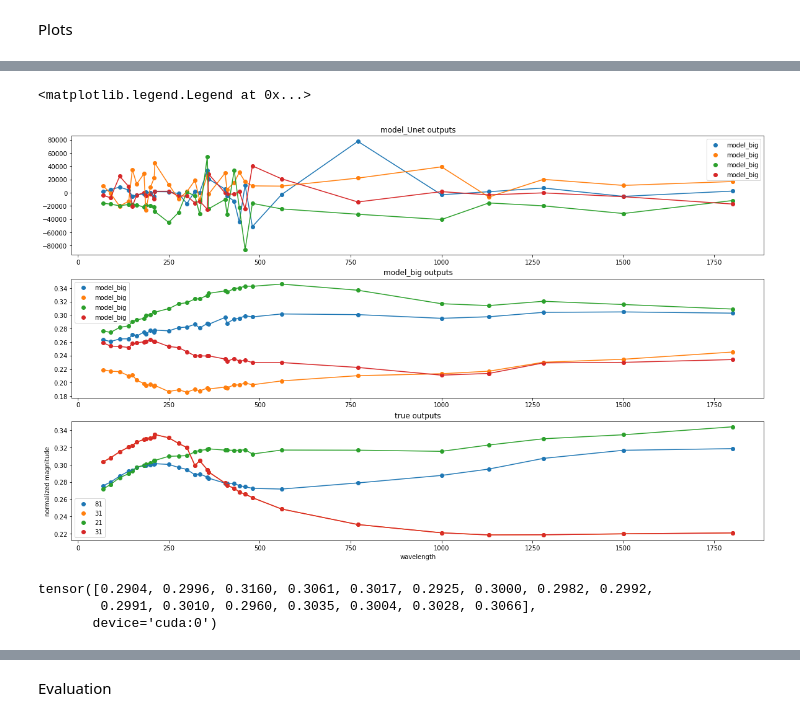
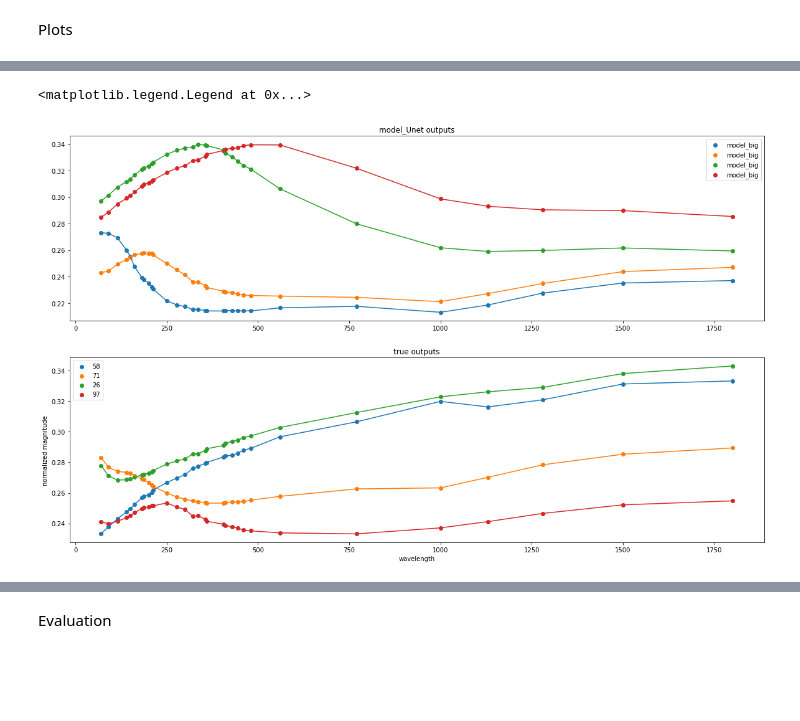
Before and after one commit to smoffe1604/BSc, a Jupyter notebook: main.ipynb, the cells around one changed output, grey strips where cells are left out. Drawn from its saved outputs; the diff is of its cells as text; code cells hidden in the pictures; blank space fills up the shorter version.

```diff
--- a/main.ipynb
+++ b/main.ipynb
@@ -128,6 +128,8 @@ class DoubleConv(nn.Module):
         self.conv2 = nn.Conv1d(out_channels, out_channels, kernel_size=3, padding=1)
         self.bn2 = nn.BatchNorm1d(out_channels)
         self.relu2 = nn.ReLU(inplace=True)
+
+        self.in_channels = in_channels
 
     def forward(self, x, t):
         x = self.conv1(x)
@@ -197,8 +199,9 @@ class BigUNet(nn.Module):
     def forward(self, x, t):
         #t = self.time_mlp(time)
         #print(x.shape)
+        #print("yo1: ", x)
         x1 = self.conv(x, t)
-        #print(x1.shape)
+        #print("yo2: ", x1)
         x2 = self.down1(x1, t)
         #print(x2.shape)
         x3 = self.down2(x2, t)
@@ -390,4 +393,6 @@ LOSS train:  [15613, 0.012598821027204395]
 #####################################
 # %%
 model_Unet = BigUNet().to(device)
-model_Unet.load_state_dict(torch.load(path + "model_param_model_big.pt"))
+model_Unet.train(False)
+path = "../runs1/"
+model_Unet.load_state_dict(torch.load(path + "model_param_model_big.pt", map_location= device))
@@ -413,8 +401,2 @@ print(len(list(model_Unet.state_dict().values())))
 # %% [markdown]
 Plots
-# %%
-for i in range(len(list(model_Unet.state_dict().keys()))):
-    layer_param = list(model_Unet.state_dict().keys())[i]
-    print((model_Unet.state_dict()[layer_param] == model_big.state_dict()[layer_param]).all(), "-----", layer_param)
-
-model_Unet.state_dict().values() == model_big.state_dict().values()
@@ -457,33 +403,27 @@ tensor([-47215.9297, -25478.2402, -13552.8223, -16662.9004, -23415.4590,
 # %%
 
 plt.figure(figsize= (20, 12))
 
 for i in range(4):
-    plt.subplot(3, 1, 1)
+    plt.subplot(2, 1, 1)
     plt.title('model_Unet outputs')
     sample = (denoise(model_Unet, 31).cpu().detach()).squeeze()
     plt.scatter(filter_wls, sample, label = "model_big")
     plt.plot(filter_wls, sample)
     plt.legend()
-    plt.subplot(3, 1, 2)
-    plt.title('model_big outputs')
-    sample = (denoise(model_big, 31).cpu().detach()).squeeze()
-    plt.scatter(filter_wls, sample, label = "model_big")
-    plt.plot(filter_wls, sample)
-    plt.legend()
-    plt.subplot(3, 1, 3)
+    plt.subplot(2, 1, 2)
     plt.title('true outputs')
     r = np.random.randint(0, 100)
     plt.scatter(filter_wls, X_scaled[r], label = str(r))
     plt.plot(filter_wls, X_scaled[r])
 
 plt.ylabel("normalized magnitude")
 #plt.ylim(-2, 2)
 plt.xlabel("wavelength")
 plt.legend()
 # %% [output]
 <matplotlib.legend.Legend at 0x...>
-[figure, old version]
+[figure, new version]
 # %%
 from denoising_diffusion_pytorch.denoising_diffusion_pytorch_1d import Unet1D, GaussianDiffusion1D
 import denoising_diffusion_pytorch
@@ -594,6 +429,0 @@ def train_model1(model, n = len(X_normalized), T = 1000, batch_size = 256, EPOCH
-# %%
-denoise(model, 16)
-# %% [output]
-tensor([0.2904, 0.2996, 0.3160, 0.3061, 0.3017, 0.2925, 0.3000, 0.2982, 0.2992,
-        0.2991, 0.3010, 0.2960, 0.3035, 0.3004, 0.3028, 0.3066],
-       device='cuda:0')
```
Also changed, not shown: parts of 26 cells of this notebook.
